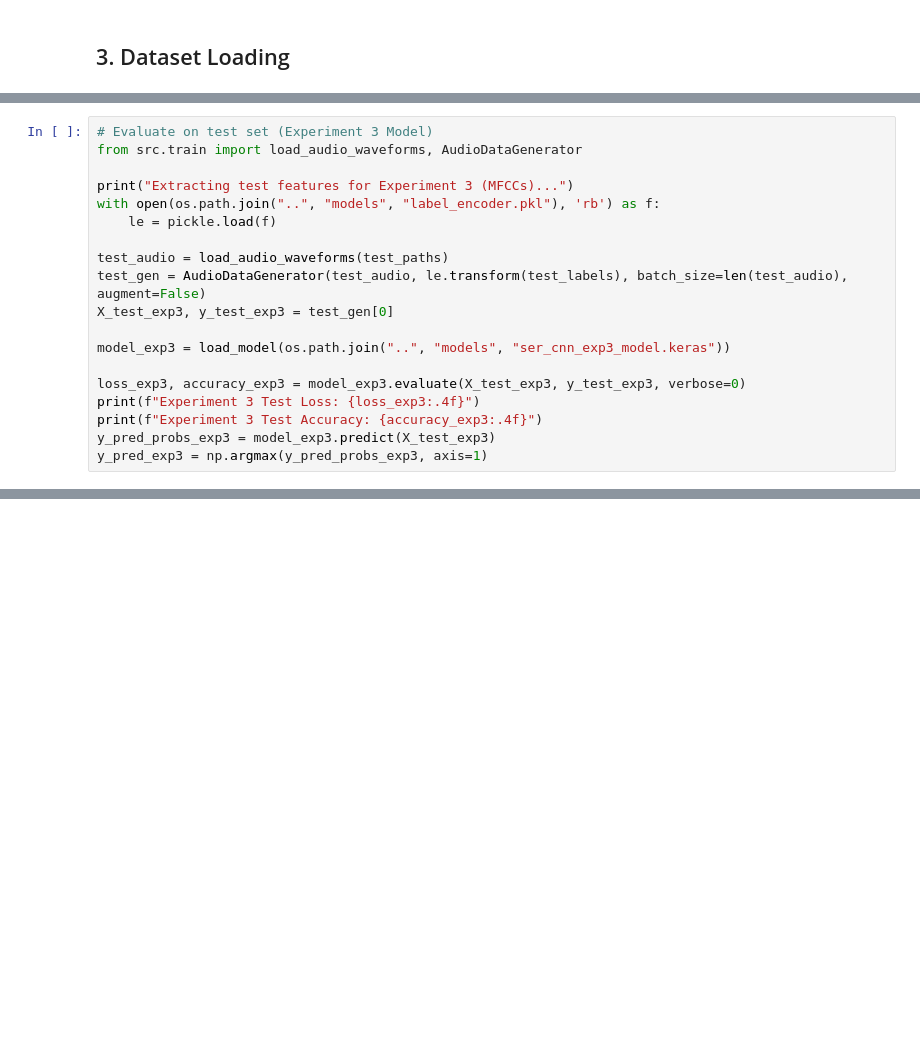
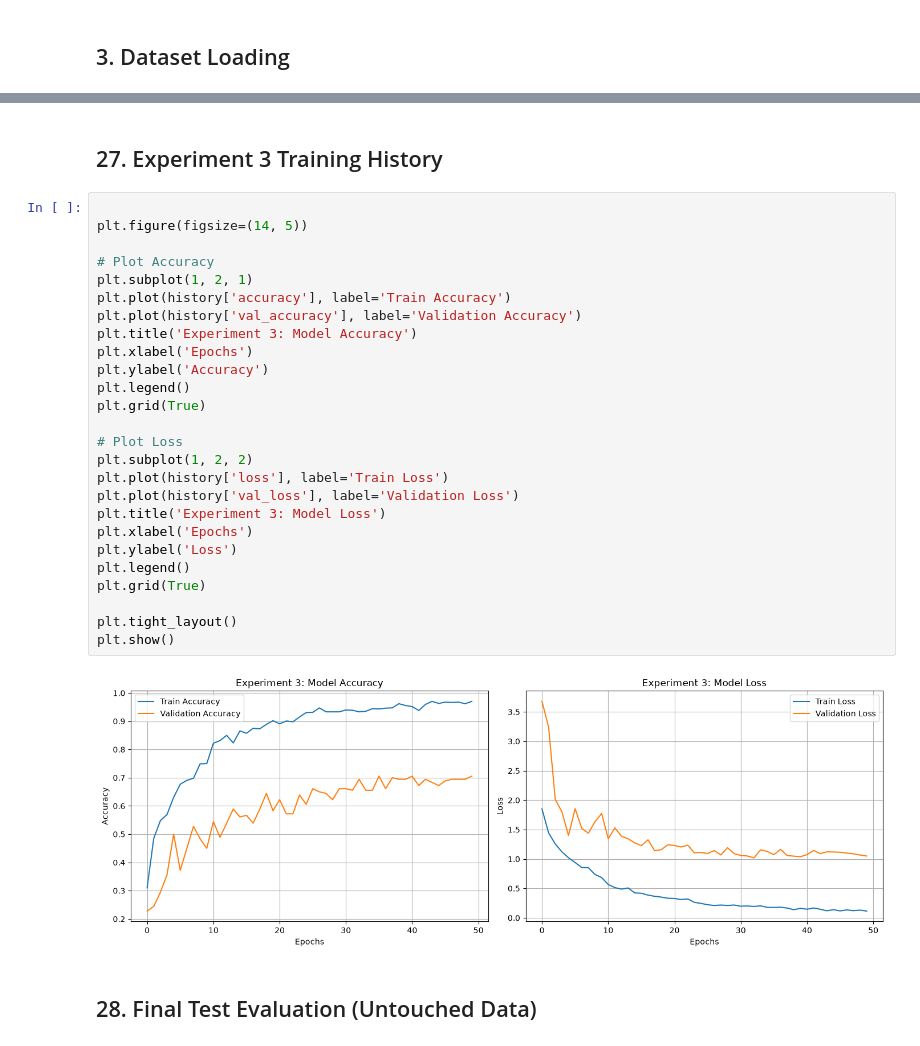
Before and after one commit to MohameedAlaa/CodeAlpha_Emotion_Recognition, a Jupyter notebook: notebooks/CodeAlpha_Task2_Emotion_Recognition.ipynb, the cells around one changed output, grey strips where cells are left out. Saved outputs shown, nothing was run; the diff lists cells and outputs as text; blank space fills up the shorter version.

```diff
--- a/notebooks/CodeAlpha_Task2_Emotion_Recognition.ipynb
+++ b/notebooks/CodeAlpha_Task2_Emotion_Recognition.ipynb
@@ -224,19 +35,0 @@ plt.show()
-# %%
-# Evaluate on test set (Experiment 3 Model)
-from src.train import load_audio_waveforms, AudioDataGenerator
-
-print("Extracting test features for Experiment 3 (MFCCs)...")
-with open(os.path.join("..", "models", "label_encoder.pkl"), 'rb') as f:
-    le = pickle.load(f)
-
-test_audio = load_audio_waveforms(test_paths)
-test_gen = AudioDataGenerator(test_audio, le.transform(test_labels), batch_size=len(test_audio), augment=False)
-X_test_exp3, y_test_exp3 = test_gen[0]
-
-model_exp3 = load_model(os.path.join("..", "models", "ser_cnn_exp3_model.keras"))
-
-loss_exp3, accuracy_exp3 = model_exp3.evaluate(X_test_exp3, y_test_exp3, verbose=0)
-print(f"Experiment 3 Test Loss: {loss_exp3:.4f}")
-print(f"Experiment 3 Test Accuracy: {accuracy_exp3:.4f}")
-y_pred_probs_exp3 = model_exp3.predict(X_test_exp3)
-y_pred_exp3 = np.argmax(y_pred_probs_exp3, axis=1)
@@ -330,0 +304,32 @@ In this project, we successfully built a robust Speech Emotion Recognition syste
+# %% [markdown]
+## 27. Experiment 3 Training History
+# %%
+
+plt.figure(figsize=(14, 5))
+
+# Plot Accuracy
+plt.subplot(1, 2, 1)
+plt.plot(history['accuracy'], label='Train Accuracy')
+plt.plot(history['val_accuracy'], label='Validation Accuracy')
+plt.title('Experiment 3: Model Accuracy')
+plt.xlabel('Epochs')
+plt.ylabel('Accuracy')
+plt.legend()
+plt.grid(True)
+
+# Plot Loss
+plt.subplot(1, 2, 2)
+plt.plot(history['loss'], label='Train Loss')
+plt.plot(history['val_loss'], label='Validation Loss')
+plt.title('Experiment 3: Model Loss')
+plt.xlabel('Epochs')
+plt.ylabel('Loss')
+plt.legend()
+plt.grid(True)
+
+plt.tight_layout()
+plt.show()
+# %% [output]
+[figure, added]
+# %% [markdown]
+## 28. Final Test Evaluation (Untouched Data)
```
Also changed, not shown: parts of 84 cells of this notebook, 4 other files.
